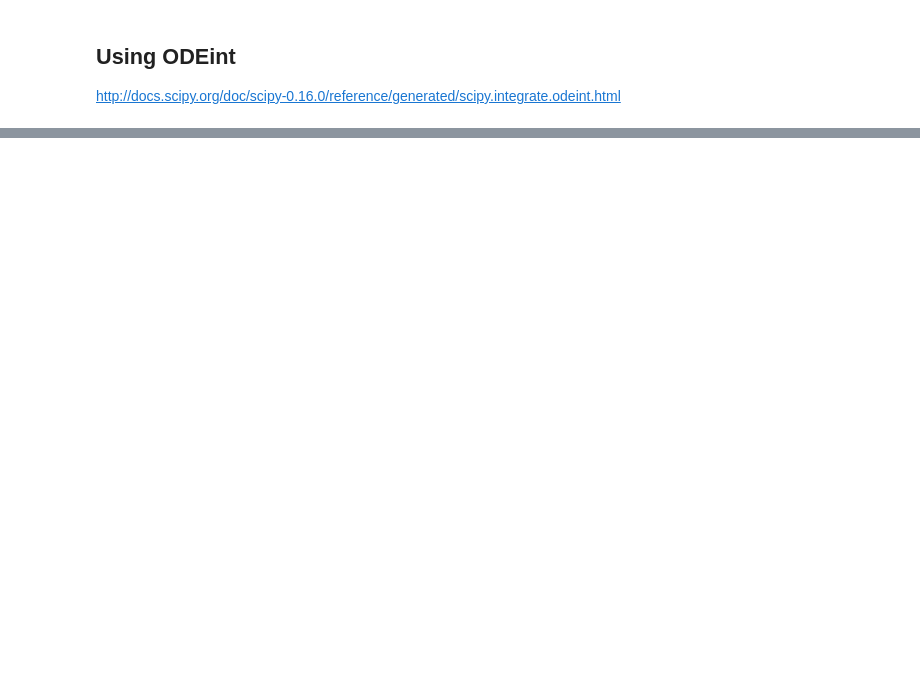
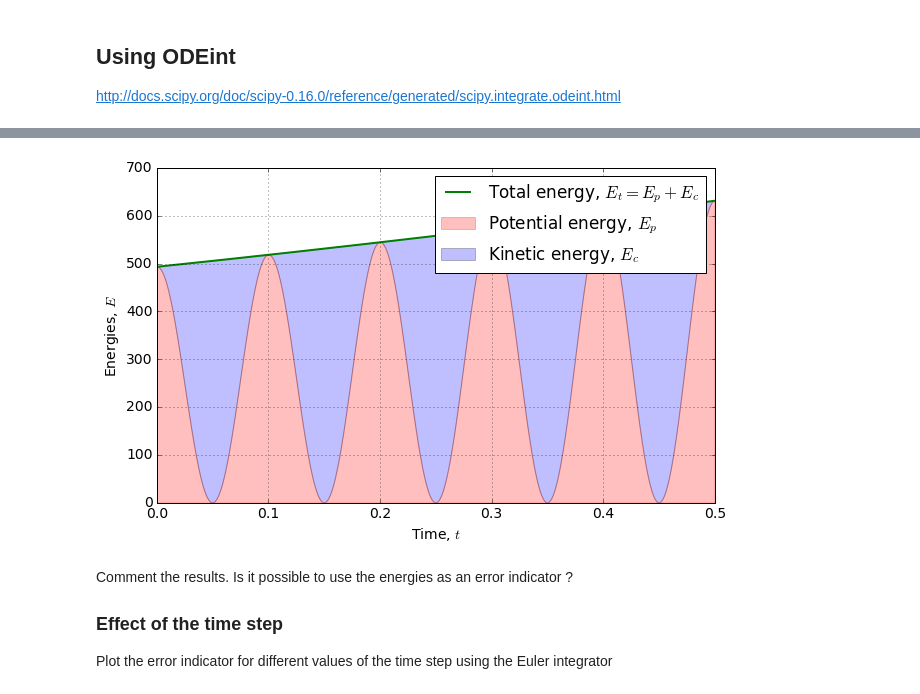
Before and after one commit to lcharleux/numerical_analysis, a Jupyter notebook: doc/ODE/ODE.ipynb, the cells around one changed output, grey strips where cells are left out. Saved outputs shown, nothing was run; the diff lists cells and outputs as text; code cells hidden in the pictures; blank space fills up the shorter version.

```diff
--- a/doc/ODE/ODE.ipynb
+++ b/doc/ODE/ODE.ipynb
@@ -213,0 +348,17 @@ In this example, you have to model and animate a pendulum.
+# %%
+plt.fill_between(o.t, 0., o.Ep(), color = "r", alpha = .25, label = "Potential energy, $E_p$")
+plt.fill_between(o.t, o.Ep(), o.Ep() + o.Ec(), alpha = .25, label = "Kinetic energy, $E_c$")
+plt.plot(o.t, o.Ep() + o.Ec(), "g-", label = "Total energy, $E_t = E_p + E_c$")
+plt.grid()
+plt.legend()
+plt.xlabel("Time, $t$")
+plt.ylabel("Energies, $E$")
+plt.show()
+# %% [output]
+[figure, added]
+# %% [markdown]
+Comment the results. Is it possible to use the energies as an error indicator ?
+
+### Effect of the time step
+
+Plot the error indicator for different values of the time step using the Euler integrator
```
Also changed, not shown: parts of 13 cells of this notebook, 10 other files.
